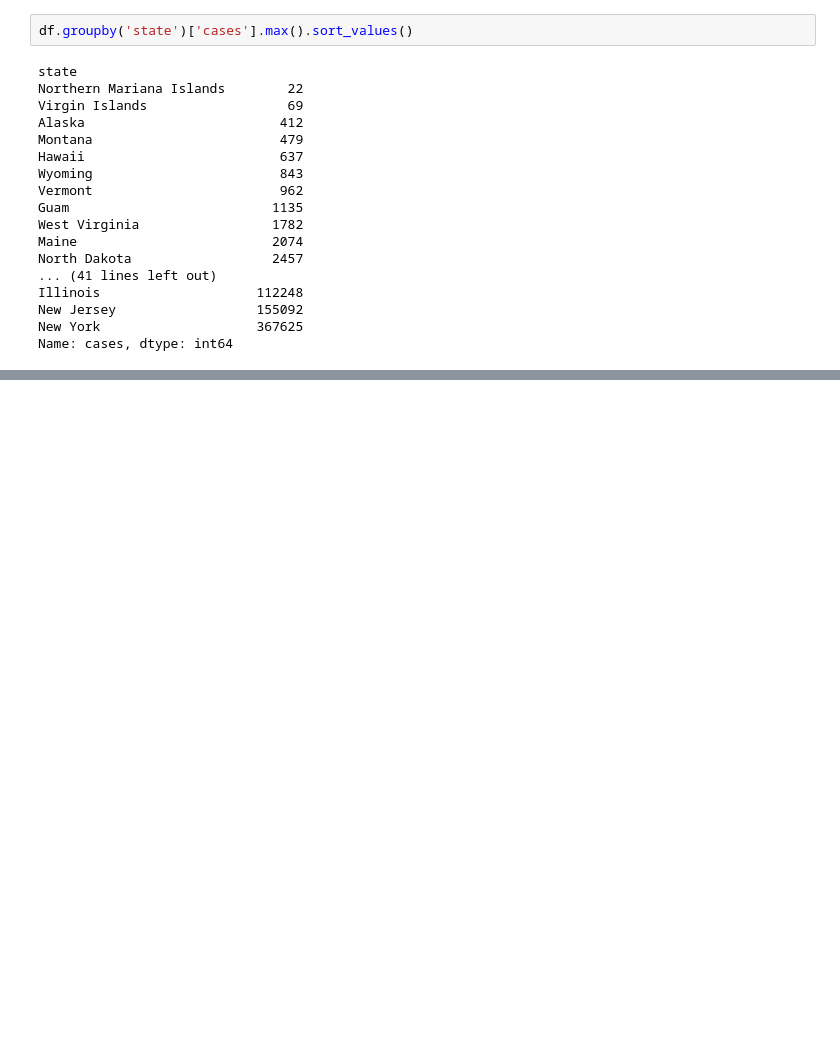
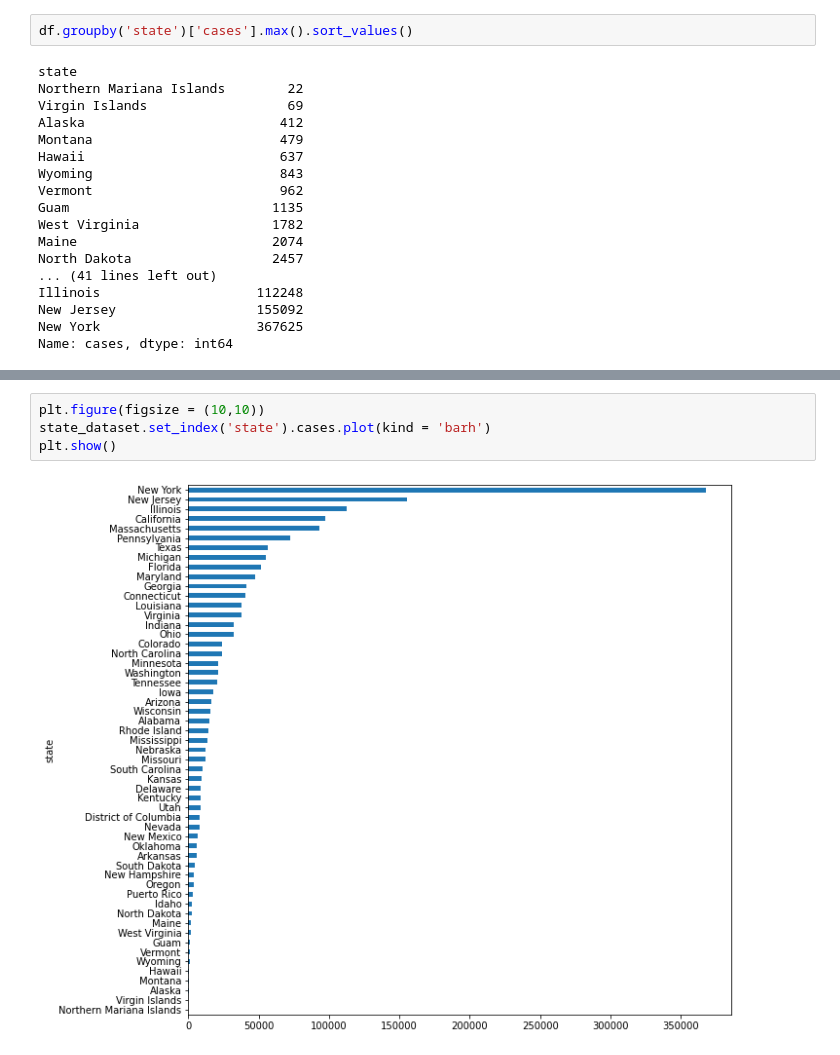
Before and after one commit to Vaisakh-Babu/pandas_practice, a Jupyter notebook: covid19data_practice_01.ipynb, the cells around one changed output, grey strips where cells are left out. Cells and saved outputs as stored; diff of their text form; blank space fills up the shorter version.

```diff
--- a/covid19data_practice_01.ipynb
+++ b/covid19data_practice_01.ipynb
@@ -145,0 +254,6 @@ Name: cases, dtype: int64
+# %%
+plt.figure(figsize = (10,10))
+state_dataset.set_index('state').cases.plot(kind = 'barh')
+plt.show()
+# %% [output]
+[figure, added]
```
Also changed, not shown: parts of 12 cells of this notebook.
